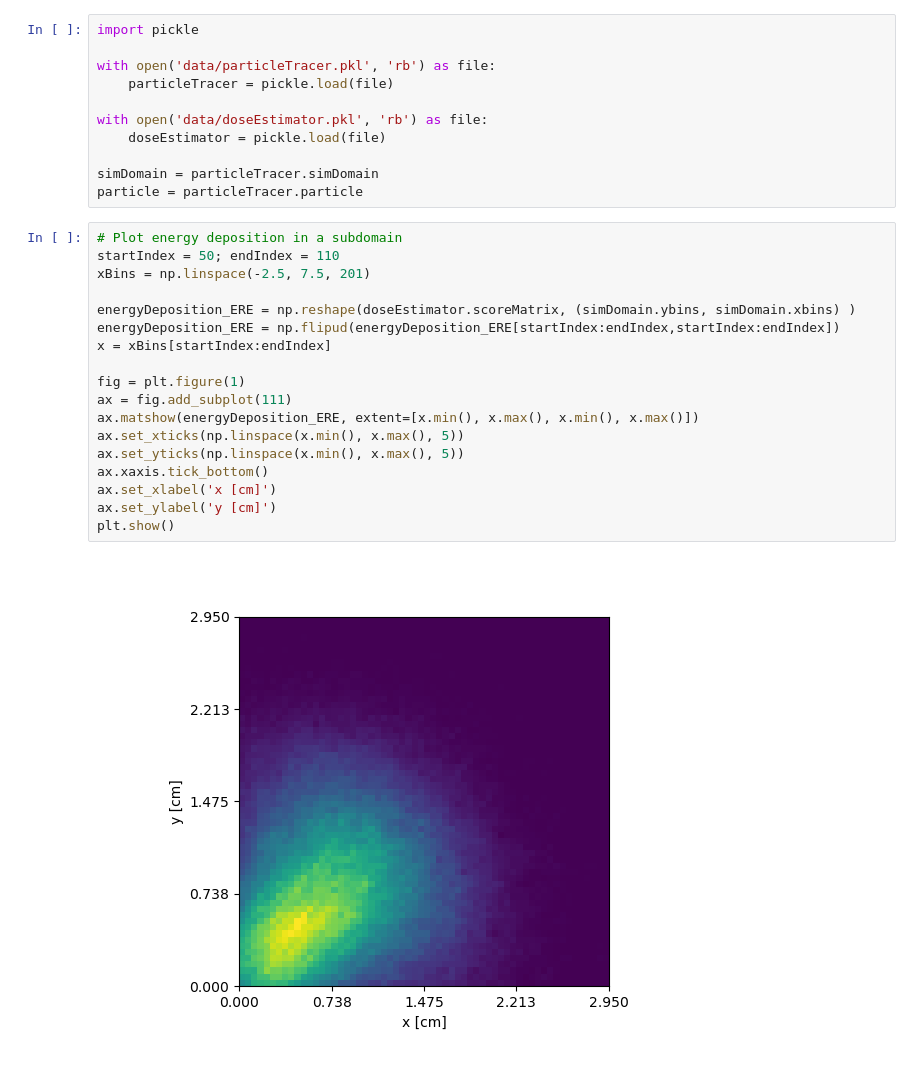
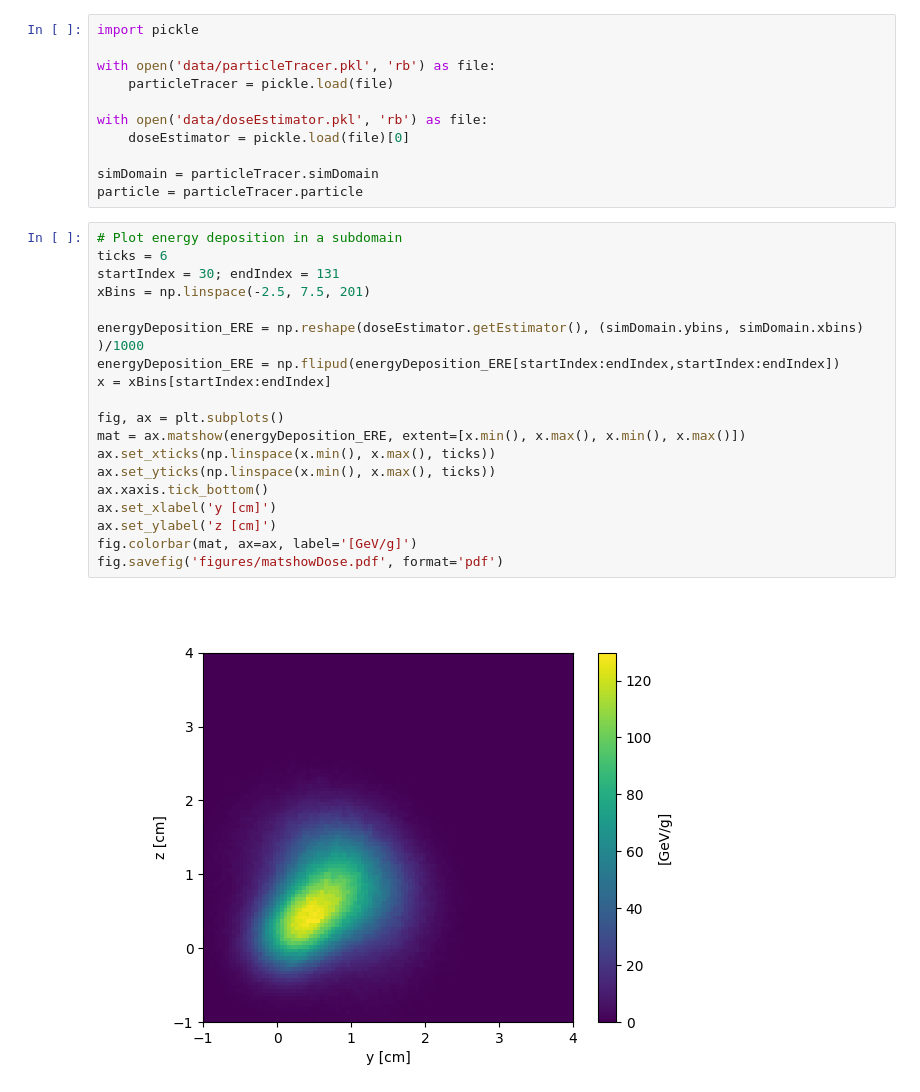
Before and after one commit to KlaasWillems/electronTransportCode, a Jupyter notebook: numericalExperiments/waterPhantom/WaterPhantomPostProc.ipynb, the cells around one changed output. Saved outputs shown, nothing was run; the diff lists cells and outputs as text.

Commit message:
water phantom report figures

```diff
--- a/numericalExperiments/waterPhantom/WaterPhantomPostProc.ipynb
+++ b/numericalExperiments/waterPhantom/WaterPhantomPostProc.ipynb
@@ -27,28 +24,29 @@ with open('data/particleTracer.pkl', 'rb') as file:
     particleTracer = pickle.load(file)
 
 with open('data/doseEstimator.pkl', 'rb') as file:
-    doseEstimator = pickle.load(file)
+    doseEstimator = pickle.load(file)[0]
 
 simDomain = particleTracer.simDomain
 particle = particleTracer.particle
 # %%
 # Plot energy deposition in a subdomain
-startIndex = 50; endIndex = 110
+ticks = 6
+startIndex = 30; endIndex = 131
 xBins = np.linspace(-2.5, 7.5, 201)
 
-energyDeposition_ERE = np.reshape(doseEstimator.scoreMatrix, (simDomain.ybins, simDomain.xbins) )
+energyDeposition_ERE = np.reshape(doseEstimator.getEstimator(), (simDomain.ybins, simDomain.xbins) )/1000
 energyDeposition_ERE = np.flipud(energyDeposition_ERE[startIndex:endIndex,startIndex:endIndex])
 x = xBins[startIndex:endIndex]
 
-fig = plt.figure(1)
-ax = fig.add_subplot(111)
-ax.matshow(energyDeposition_ERE, extent=[x.min(), x.max(), x.min(), x.max()])
-ax.set_xticks(np.linspace(x.min(), x.max(), 5))
-ax.set_yticks(np.linspace(x.min(), x.max(), 5))
+fig, ax = plt.subplots()
+mat = ax.matshow(energyDeposition_ERE, extent=[x.min(), x.max(), x.min(), x.max()])
+ax.set_xticks(np.linspace(x.min(), x.max(), ticks))
+ax.set_yticks(np.linspace(x.min(), x.max(), ticks))
 ax.xaxis.tick_bottom()
-ax.set_xlabel('x [cm]')
-ax.set_ylabel('y [cm]')
-plt.show()
+ax.set_xlabel('y [cm]')
+ax.set_ylabel('z [cm]')
+fig.colorbar(mat, ax=ax, label='[GeV/g]')
+fig.savefig('figures/matshowDose.pdf', format='pdf')
 # %% [output]
-[figure, old version]
+[figure, new version]
 # %%
```
Also changed, not shown: parts of 4 cells of this notebook, 7 other files.
